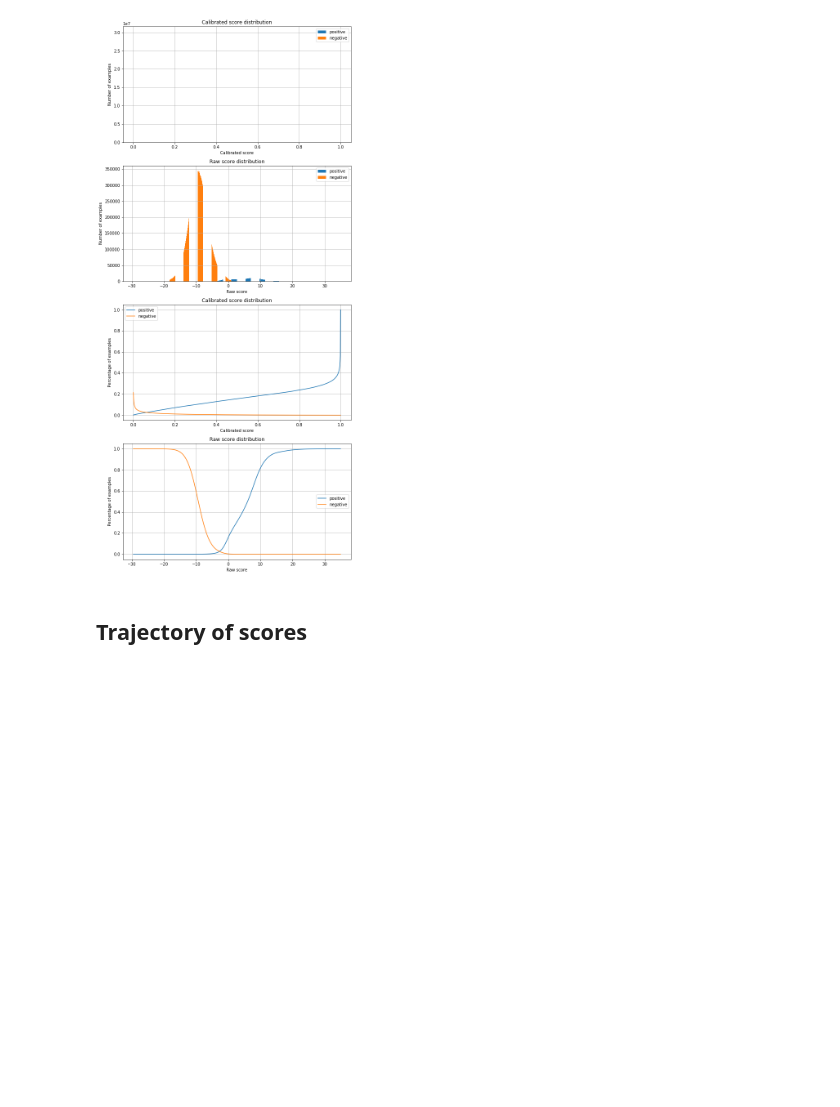
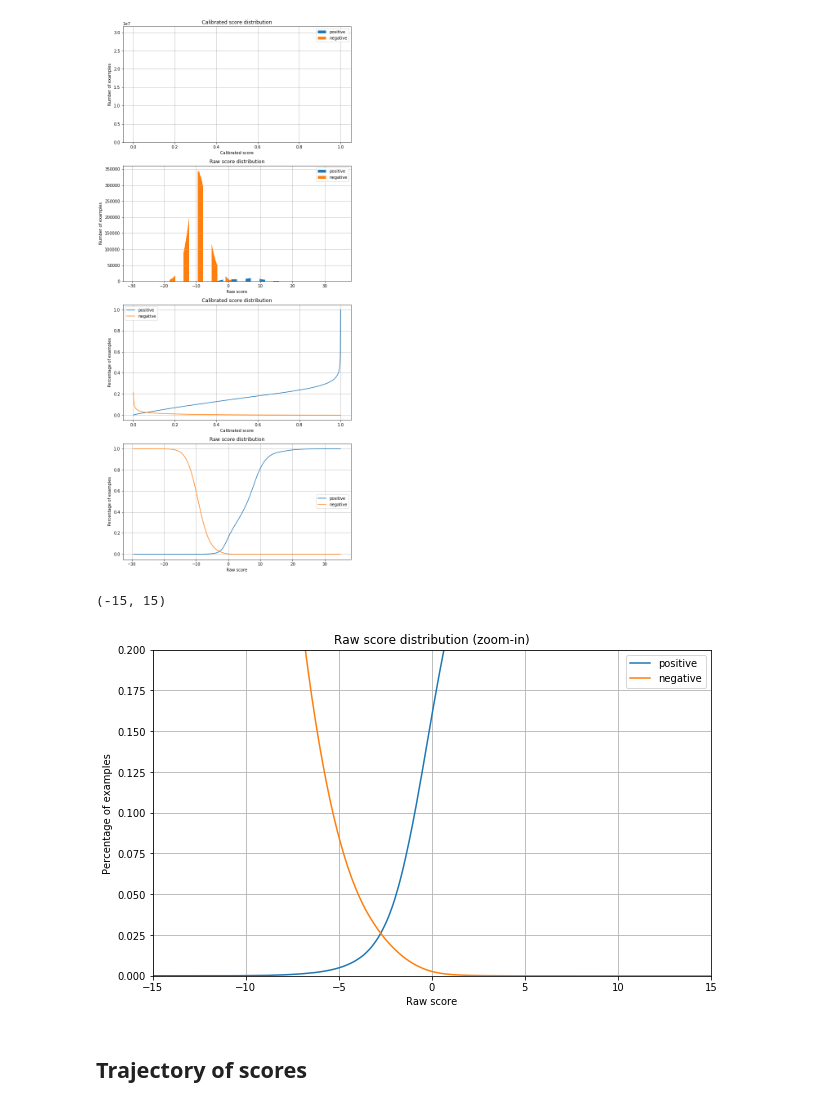
Before and after one commit to yoavfreund/Bathymetry, a Jupyter notebook: xgboost/xgsea-ja.ipynb, the cells around one changed output. Cells and saved outputs as stored; diff of their text form; code cells hidden in the pictures; blank space fills up the shorter version.

```diff
--- a/xgboost/xgsea-ja.ipynb
+++ b/xgboost/xgsea-ja.ipynb
@@ -314,6 +312,7 @@ for k in range(1, num_round + 1):
 path = np.array(path).T
 # %%
 import pickle
+import numpy as np
 
 if False:
     pickle.dump((ytest, errs, all_auc), open("prediction-large.pkl", "wb"))
@@ -322,8 +321,8 @@ if False:
 else:
     with open("prediction-large.pkl", "rb") as f:
         (ytest, errs, all_auc) = pickle.load(f)
-    all_preds = np.load("all_preds")
-    path = np.load("path")
+    all_preds = np.load("all_preds.npy")
+    path = np.load("path.npy")
     preds = all_preds[-1]
 # %% [markdown]
 # Analysis
@@ -407,6 +407,7 @@ def plt_dist(preds, path, label=None):
         path_vol = [path_vol]
     if label is None:
         label = [None]
+
     plt.subplot(413)
     for idx, lab in enumerate(label):
         cum_preds_vol = np.cumsum(preds_vol[idx])
@@ -421,6 +422,7 @@ def plt_dist(preds, path, label=None):
     plt.title("Calibrated score distribution")
     plt.ylabel("Percentage of examples")
     plt.xlabel("Calibrated score")
+
     plt.subplot(414)
     for idx, lab in enumerate(label):
         cum_path_vol = np.cumsum(path_vol[idx])
@@ -435,21 +437,42 @@ def plt_dist(preds, path, label=None):
     plt.title("Raw score distribution")
     plt.ylabel("Percentage of examples")
     plt.xlabel("Raw score")
+    return (label, path_vol, path_bins)
 
 
 plt.figure(figsize=(10, 24))
-plt_dist(all_preds[-1], path[:, -1])
+plt_dist(all_preds[-1], path[:, -1]);
 # %% [output]
 [figure]
 # %%
 plt.figure(figsize=(10, 24))
-plt_dist(
+(label, path_vol, path_bins) = plt_dist(
     (all_preds[-1][ytest_array], all_preds[-1][no_ytest_array]),
     (path[ytest_array, -1], path[no_ytest_array, -1]),
     label=["positive", "negative"]
 )
 # %% [output]
 [figure]
+# %%
+plt.figure(figsize=(10, 6))
+for idx, lab in enumerate(label):
+    cum_path_vol = np.cumsum(path_vol[idx])
+    cum_path_vol = cum_path_vol / cum_path_vol[-1]
+    path_bin = path_bins[:-1]
+    if lab == "negative":
+        cum_path_vol = 1 - cum_path_vol
+    plt.plot(path_bin, cum_path_vol, label=lab)
+if label:
+    plt.legend()
+plt.grid()
+plt.title("Raw score distribution (zoom-in)")
+plt.ylabel("Percentage of examples")
+plt.xlabel("Raw score")
+plt.ylim(0.0, 0.2)
+plt.xlim(-15, 15)
+# %% [output]
+(-15, 15)
+[figure, added]
 # %% [markdown]
 ## Trajectory of scores
 # %%
```
Also changed, not shown: parts of 2 cells of this notebook.
